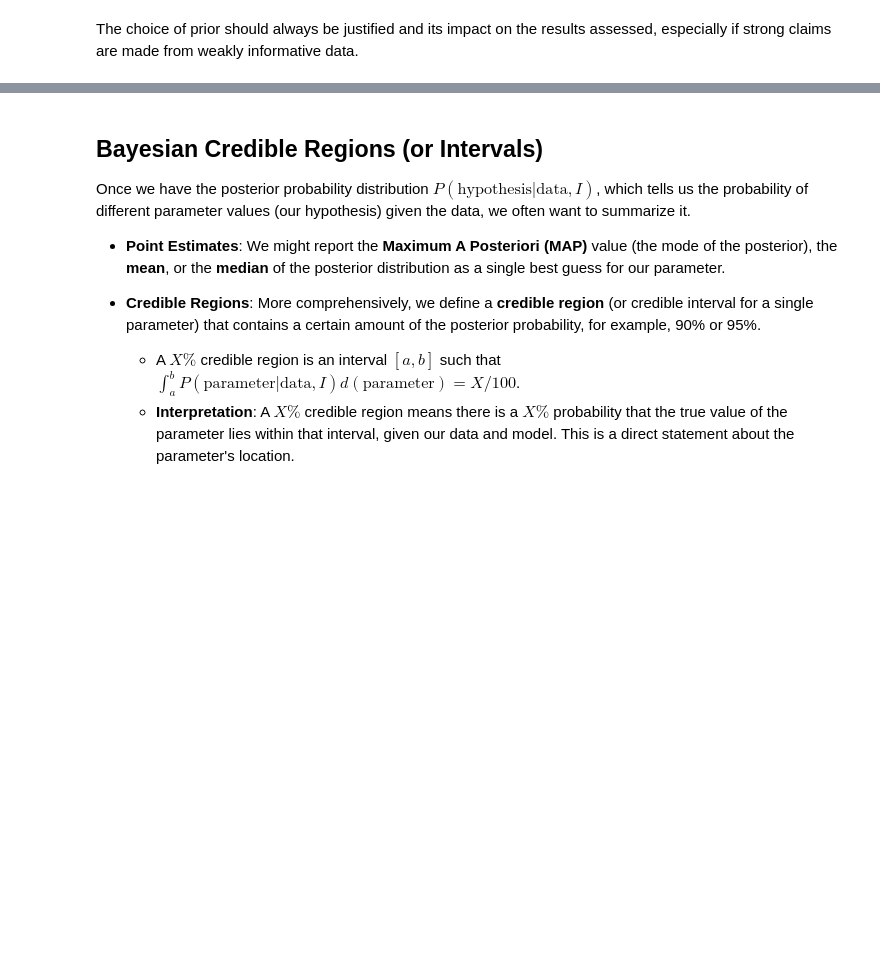
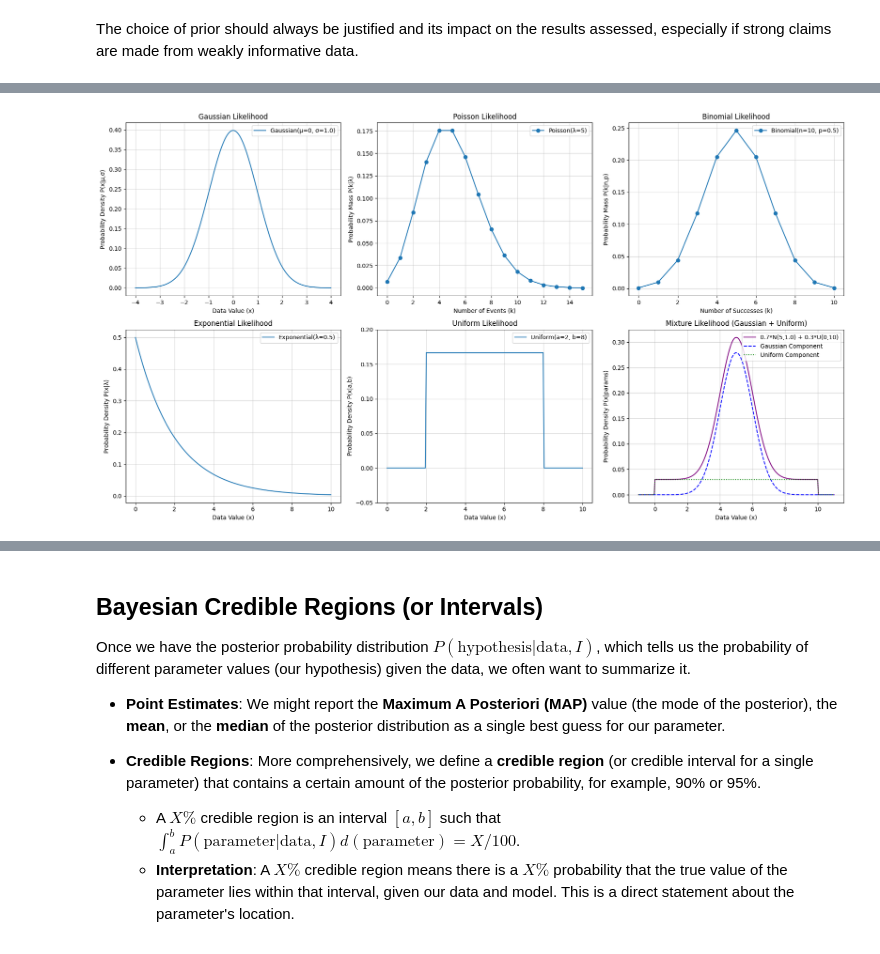
Before and after one commit to astrostatistics-in-crete/2025_summer_school, a Jupyter notebook: 06_Bayesian/Bayesian_1_answerkey.ipynb, the cells around one changed output, grey strips where cells are left out. Drawn from its saved outputs; the diff is of its cells as text; code cells hidden in the pictures; blank space fills up the shorter version.

Commit message:
added section for choosing likelihoods

```diff
--- a/06_Bayesian/Bayesian_1_answerkey.ipynb
+++ b/06_Bayesian/Bayesian_1_answerkey.ipynb
@@ -371,0 +346,86 @@ The choice of prior should always be justified and its impact on the results ass
+# %%
+# Example Plots of Common Likelihood Functions
+fig, axs = plt.subplots(2, 3, figsize=(18, 10))
+axs = axs.ravel() # Flatten the 2x3 array of axes for easy iteration
+
+# 1. Gaussian Likelihood
+mu_g, sigma_g = 0, 1.0 # Example parameters: mean, std_dev
+x_g = np.linspace(mu_g - 4*sigma_g, mu_g + 4*sigma_g, 200)
+pdf_g = st.norm.pdf(x_g, loc=mu_g, scale=sigma_g)
+axs[0].plot(x_g, pdf_g, label=f'Gaussian(μ={mu_g}, σ={sigma_g})')
+axs[0].set_title('Gaussian Likelihood')
+axs[0].set_xlabel('Data Value (x)')
+axs[0].set_ylabel('Probability Density P(x|μ,σ)')
+axs[0].legend()
+axs[0].grid(True, alpha=0.5)
+
+# 2. Poisson Likelihood
+lambda_p = 5 # Example parameter: expected rate λ
+k_p = np.arange(0, lambda_p * 3 + 1)
+pmf_p = st.poisson.pmf(k_p, mu=lambda_p)
+axs[1].plot(k_p, pmf_p, 'o-', label=f'Poisson(λ={lambda_p})')
+axs[1].set_title('Poisson Likelihood')
+axs[1].set_xlabel('Number of Events (k)')
+axs[1].set_ylabel('Probability Mass P(k|λ)')
+axs[1].legend()
+axs[1].grid(True, alpha=0.5)
+
+# 3. Binomial Likelihood
+n_b, p_b = 10, 0.5 # Example parameters: n trials, probability of success p
+k_b = np.arange(0, n_b + 1)
+pmf_b = st.binom.pmf(k_b, n=n_b, p=p_b)
+axs[2].plot(k_b, pmf_b, 'o-', label=f'Binomial(n={n_b}, p={p_b:.1f})')
+axs[2].set_title('Binomial Likelihood')
+axs[2].set_xlabel('Number of Successes (k)')
+axs[2].set_ylabel('Probability Mass P(k|n,p)')
+axs[2].legend()
+axs[2].grid(True, alpha=0.5)
+
+# 4. Exponential Likelihood
+lambda_e = 0.5 # Example parameter: rate λ (scale = 1/λ)
+x_e = np.linspace(0, 5 / lambda_e, 200)
+pdf_e = st.expon.pdf(x_e, scale=1/lambda_e) # scipy.stats.expon uses scale = 1/λ
+axs[3].plot(x_e, pdf_e, label=f'Exponential(λ={lambda_e})')
+axs[3].set_title('Exponential Likelihood')
+axs[3].set_xlabel('Data Value (x)')
+axs[3].set_ylabel('Probability Density P(x|λ)')
+axs[3].legend()
+axs[3].grid(True, alpha=0.5)
+
+# 5. Uniform Likelihood
+a_u, b_u = 2, 8 # Example parameters: lower bound a, upper bound b
+x_u = np.linspace(a_u - 2, b_u + 2, 200)
+pdf_u = st.uniform.pdf(x_u, loc=a_u, scale=b_u-a_u)
+axs[4].plot(x_u, pdf_u, label=f'Uniform(a={a_u}, b={b_u})')
+axs[4].set_title('Uniform Likelihood')
+axs[4].set_xlabel('Data Value (x)')
+axs[4].set_ylabel('Probability Density P(x|a,b)')
+axs[4].legend()
+axs[4].grid(True, alpha=0.5)
+axs[4].set_ylim(bottom=-0.05, top=pdf_u.max()*1.2 if pdf_u.max() > 0 else 0.2) # Adjust y-limits for visibility
+
+# 6. Mixture Model: Gaussian + Uniform Background
+mu_mix, sigma_mix = 5, 1.0  # Gaussian parameters
+a_mix, b_mix = 0, 10        # Uniform background parameters
+weight_gauss = 0.7          # Weight of the Gaussian component
+weight_uniform = 1.0 - weight_gauss
+
+x_mix = np.linspace(min(a_mix, mu_mix - 4*sigma_mix) -1, max(b_mix, mu_mix + 4*sigma_mix) +1, 300)
+pdf_gauss_mix = st.norm.pdf(x_mix, loc=mu_mix, scale=sigma_mix)
+pdf_uniform_mix = st.uniform.pdf(x_mix, loc=a_mix, scale=b_mix-a_mix)
+
+pdf_mixture = weight_gauss * pdf_gauss_mix + weight_uniform * pdf_uniform_mix
+
+axs[5].plot(x_mix, pdf_mixture, label=f'{weight_gauss:.1f}*N({mu_mix},{sigma_mix}) + {weight_uniform:.1f}*U({a_mix},{b_mix})', color='purple')
+axs[5].plot(x_mix, weight_gauss * pdf_gauss_mix, label=f'Gaussian Component', color='blue', linestyle='--')
+axs[5].plot(x_mix, weight_uniform * pdf_uniform_mix, label=f'Uniform Component', color='green', linestyle=':')
+axs[5].set_title('Mixture Likelihood (Gaussian + Uniform)')
+axs[5].set_xlabel('Data Value (x)')
+axs[5].set_ylabel('Probability Density P(x|params)')
+axs[5].legend()
+axs[5].grid(True, alpha=0.5)
+
+plt.tight_layout()
+plt.show()
+# %% [output]
+[figure, added]
```
Also changed, not shown: parts of 7 cells of this notebook.
